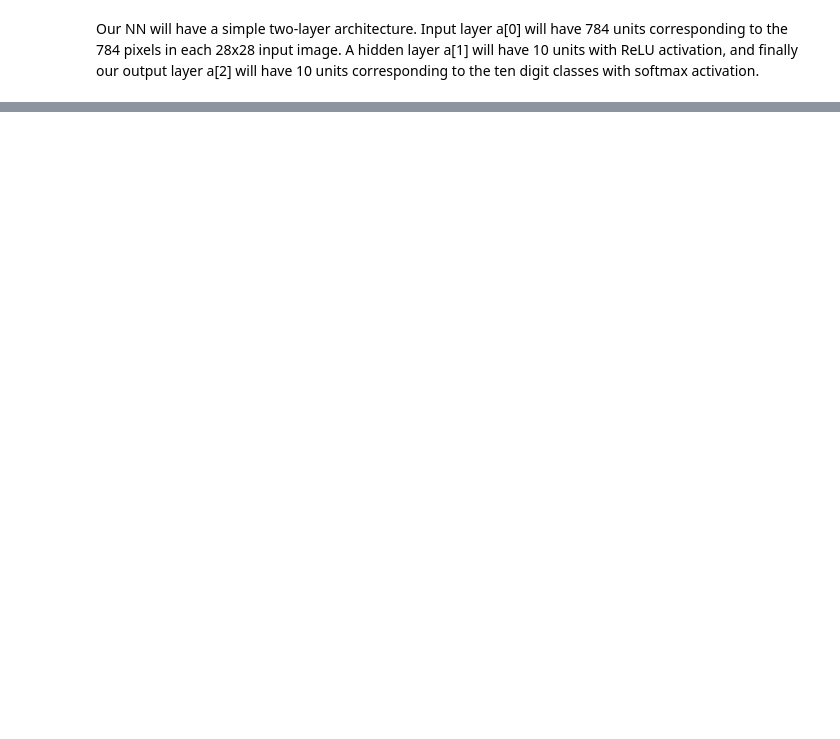
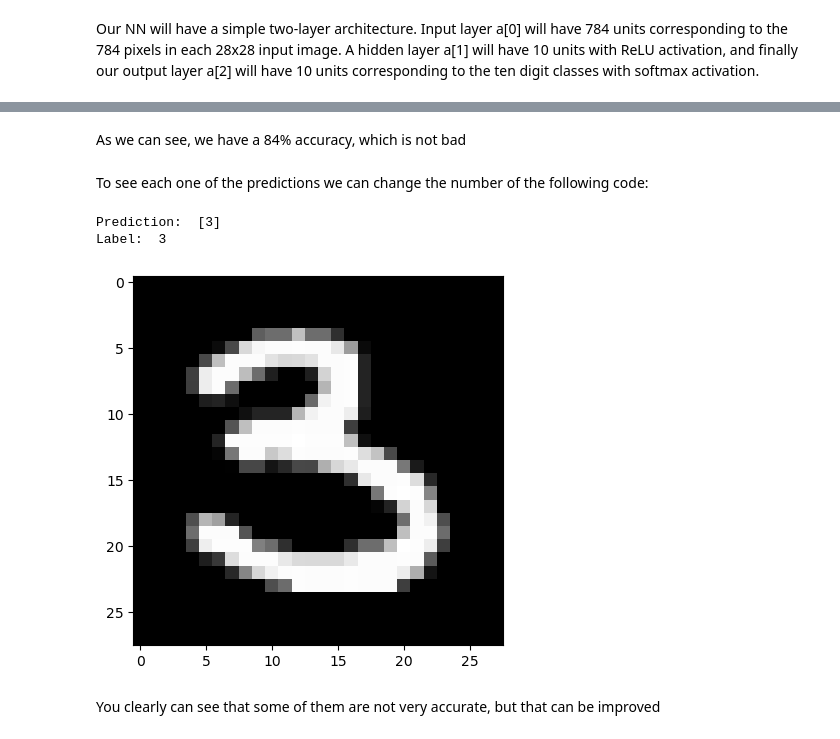
Before and after one commit to cabamarcos/Number-classifier, a Jupyter notebook: neural-network.ipynb, the cells around one changed output, grey strips where cells are left out. Saved outputs shown, nothing was run; the diff lists cells and outputs as text; code cells hidden in the pictures; blank space fills up the shorter version.

```diff
--- a/neural-network.ipynb
+++ b/neural-network.ipynb
@@ -37,0 +93,21 @@ Backward propagation:
+# %%
+def get_predictions(A2):
+    return np.argmax(A2, 0)
+
+def get_accuracy(predictions, Y):
+    print(predictions, Y)
+    return np.sum(predictions == Y) / Y.size
+
+def gradient_descent(X, Y, alpha, iterations):
+    W1, b1, W2, b2 = init_params()
+    for i in range(iterations):
+        Z1, A1, Z2, A2 = forward_prop(W1, b1, W2, b2, X)
+        dW1, db1, dW2, db2 = backward_prop(Z1, A1, Z2, A2, W1, W2, X, Y)
+        W1, b1, W2, b2 = update_params(W1, b1, W2, b2, dW1, db1, dW2, db2, alpha)
+        if i % 10 == 0:
+            print("Iteration: ", i)
+            predictions = get_predictions(A2)
+            print(get_accuracy(predictions, Y))
+    return W1, b1, W2, b2
+# %%
+W1, b1, W2, b2 = gradient_descent(X_train, Y_train, 0.10, 500)
@@ -37,0 +134,17 @@ Backward propagation:
+# %%
+def make_predictions(X, W1, b1, W2, b2):
+    _, _, _, A2 = forward_prop(W1, b1, W2, b2, X)
+    predictions = get_predictions(A2)
+    return predictions
+
+def test_prediction(index, W1, b1, W2, b2):
+    current_image = X_train[:, index, None]
+    prediction = make_predictions(X_train[:, index, None], W1, b1, W2, b2)
+    label = Y_train[index]
+    print("Prediction: ", prediction)
+    print("Label: ", label)
+
+    current_image = current_image.reshape((28, 28)) * 255
+    plt.gray()
+    plt.imshow(current_image, interpolation='nearest')
+    plt.show()
@@ -37,0 +193,12 @@ Backward propagation:
+# %% [markdown]
+As we can see, we have a 84% accuracy, which is not bad
+# %% [markdown]
+To see each one of the predictions we can change the number of the following code:
+# %%
+test_prediction(12, W1, b1, W2, b2)
+# %% [output]
+Prediction:  [3]
+Label:  3
+[figure, added]
+# %% [markdown]
+You clearly can see that some of them are not very accurate, but that can be improved
```
Also changed, not shown: parts of 8 cells of this notebook.
